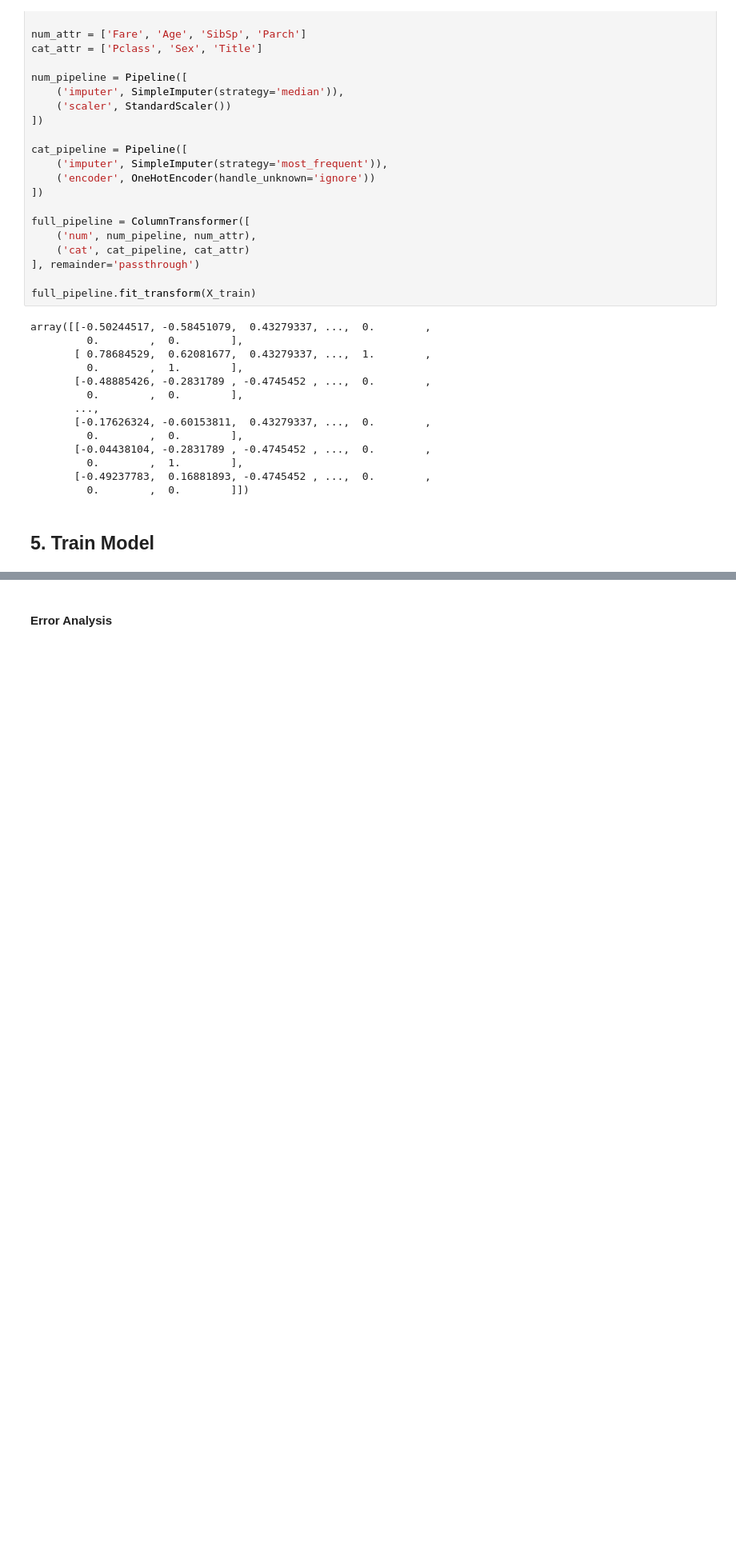
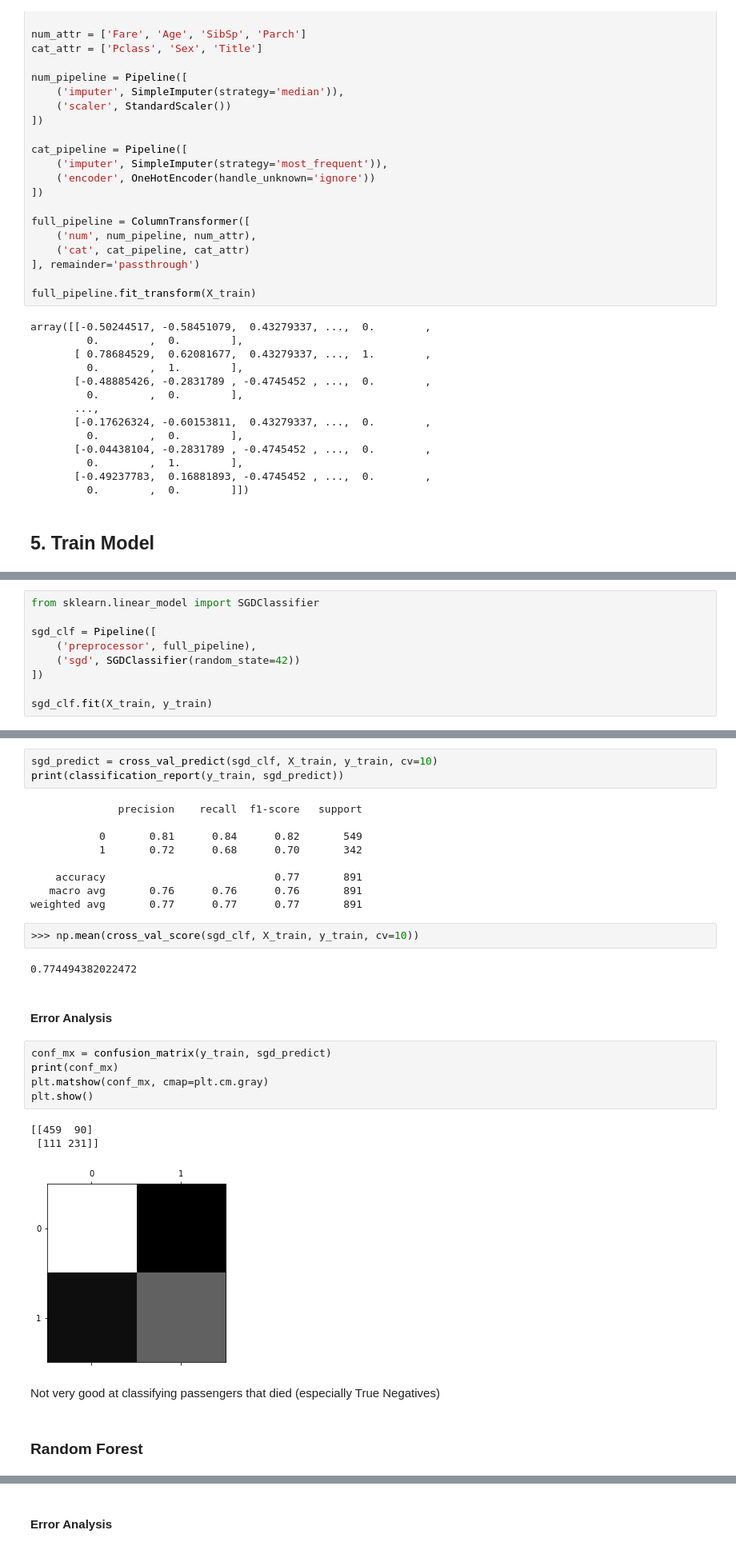
Before and after one commit to aig77/TitanicKaggle, a Jupyter notebook: titanic_kaggle.ipynb, the cells around one changed output, grey strips where cells are left out. Shown: that part at 80% size. Cells and saved outputs as stored; diff of their text form; blank space fills up the shorter version.

```diff
--- a/titanic_kaggle.ipynb
+++ b/titanic_kaggle.ipynb
@@ -383,0 +386,9 @@ array([[-0.50244517, -0.58451079,  0.43279337, ...,  0.        ,
+# %%
+from sklearn.linear_model import SGDClassifier
+
+sgd_clf = Pipeline([
+    ('preprocessor', full_pipeline),
+    ('sgd', SGDClassifier(random_state=42))
+])
+
+sgd_clf.fit(X_train, y_train)
@@ -383,0 +413,31 @@ array([[-0.50244517, -0.58451079,  0.43279337, ...,  0.        ,
+# %%
+sgd_predict = cross_val_predict(sgd_clf, X_train, y_train, cv=10)
+print(classification_report(y_train, sgd_predict))
+# %% [output]
+              precision    recall  f1-score   support
+
+           0       0.81      0.84      0.82       549
+           1       0.72      0.68      0.70       342
+
+    accuracy                           0.77       891
+   macro avg       0.76      0.76      0.76       891
+weighted avg       0.77      0.77      0.77       891
+# %%
+>>> np.mean(cross_val_score(sgd_clf, X_train, y_train, cv=10))
+# %% [output]
+0.774494382022472
+# %% [markdown]
+#### Error Analysis
+# %%
+conf_mx = confusion_matrix(y_train, sgd_predict)
+print(conf_mx)
+plt.matshow(conf_mx, cmap=plt.cm.gray)
+plt.show()
+# %% [output]
+[[459  90]
+ [111 231]]
+[figure, added]
+# %% [markdown]
+Not very good at classifying passengers that died (especially True Negatives)
+# %% [markdown]
+### Random Forest
```
Also changed, not shown: parts of 21 cells of this notebook, 1 other file.
